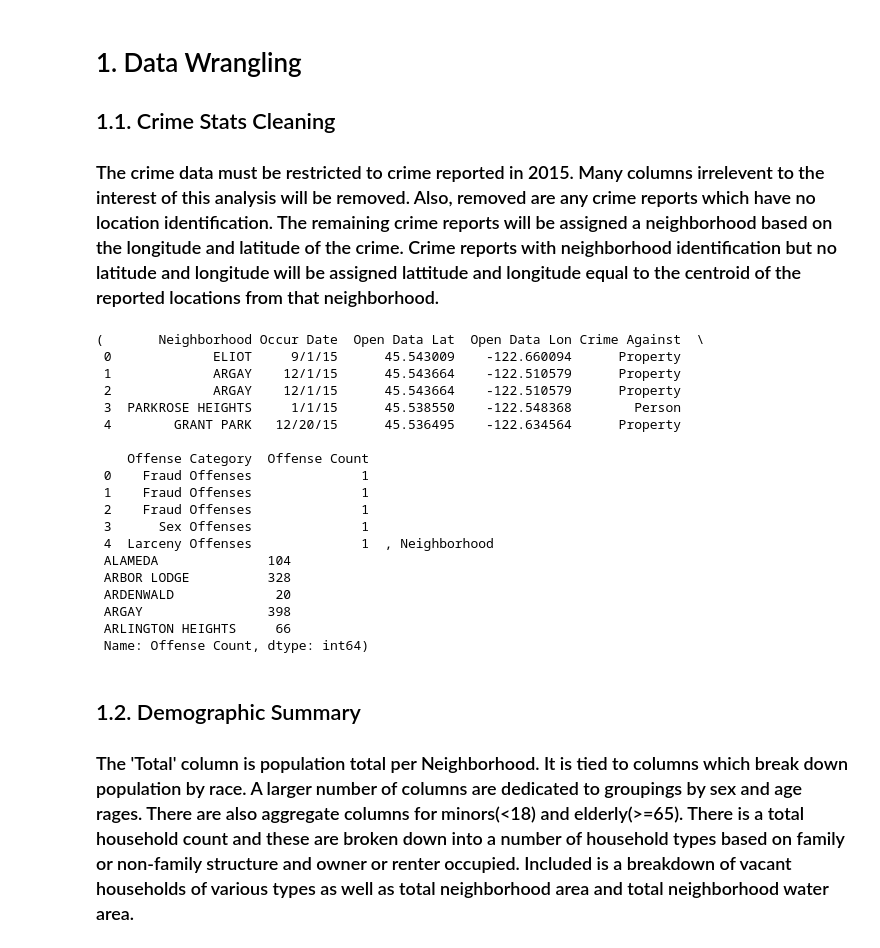
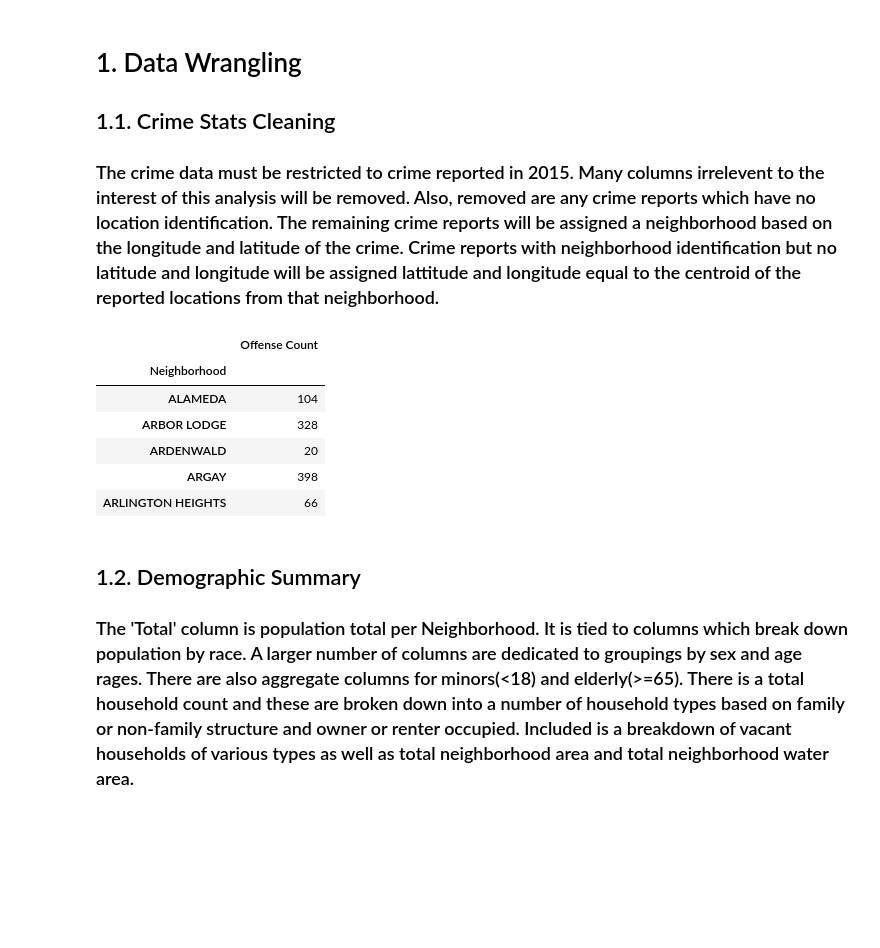
Before and after one commit to gdiestelmath/Capstone1, a Jupyter notebook: DataCleaningAndStory.ipynb, the cells around one changed output. Saved outputs shown, nothing was run; the diff lists cells and outputs as text; code cells hidden in the pictures; blank space fills up the shorter version.

```diff
--- a/DataCleaningAndStory.ipynb
+++ b/DataCleaningAndStory.ipynb
@@ -86,54 +75,43 @@ for idx, row in df_crime_location.iterrows():
 for idx, row in df_crime_location.iterrows():
     if str(row['Neighborhood'])=='nan':
         lon1=row['Open Data Lon']
         lat1=row['Open Data Lat']
         min_dist=1000.0
         for idx2, row2 in df_crime_neighborhood_centers.iterrows():
             lon2=row2['Open Data Lon']
             lat2=row2['Open Data Lat']
             if min_dist==1000.0:
                 min_dist=np.linalg.norm([[lon1,lat1],[lon2,lat2]])
                 idx3=idx2
             else:
                 dist=np.linalg.norm([[lon1,lat1],[lon2,lat2]])
                 if dist<min_dist:
                     min_dist=dist
                     idx3=idx2
         df_crime_location['Neighborhood'].values[idx]=idx3
 
 #Capitalize Neighborhoods and Combine Buckman East and West to match demographic Neighborhoods
 for idx, row in df_crime_location.iterrows():
     if row['Neighborhood']=='Buckman East' or row['Neighborhood']=='Buckman West':
         row['Neighborhood']='Buckman'
     df_crime_location['Neighborhood'].values[idx]=row['Neighborhood'].upper()
 
 #Reindex
 df_crime_location.index=range(len(df_crime_location.index))
 
 # Aggregate crime by Neighborhood
-df_crime_neigh_agg=df_crime_location.groupby(['Neighborhood'])['Offense Count'].sum()
+df_crime_neigh_agg=pd.DataFrame(df_crime_location.groupby(['Neighborhood'])['Offense Count'].sum())
 
-df_crime_location.head(), df_crime_neigh_agg.head()
+# print(df_crime_location.head())
+df_crime_neigh_agg.head()
 # %% [output]
-(       Neighborhood Occur Date  Open Data Lat  Open Data Lon Crime Against  \
- 0             ELIOT     9/1/15      45.543009    -122.660094      Property
- 1             ARGAY    12/1/15      45.543664    -122.510579      Property
- 2             ARGAY    12/1/15      45.543664    -122.510579      Property
- 3  PARKROSE HEIGHTS     1/1/15      45.538550    -122.548368        Person
- 4        GRANT PARK   12/20/15      45.536495    -122.634564      Property
-
-    Offense Category  Offense Count
- 0    Fraud Offenses              1
- 1    Fraud Offenses              1
- 2    Fraud Offenses              1
- 3      Sex Offenses              1
- 4  Larceny Offenses              1  , Neighborhood
- ALAMEDA              104
- ARBOR LODGE          328
- ARDENWALD             20
- ARGAY                398
- ARLINGTON HEIGHTS     66
- Name: Offense Count, dtype: int64)
+|  | Offense Count |
+| Neighborhood |  |
+| ALAMEDA | 104 |
+| ARBOR LODGE | 328 |
+| ARDENWALD | 20 |
+| ARGAY | 398 |
+| ARLINGTON HEIGHTS | 66 |
 # %% [markdown]
 ## 1.2. Demographic Summary
 ### The 'Total' column is population total per Neighborhood. It is tied to columns which break down population by race. A larger number of columns are dedicated to groupings by sex and age rages. There are also aggregate columns for minors(<18) and elderly(>=65). There is a total household count and these are broken down into a number of household types based on family or non-family structure and owner or renter occupied. Included is a breakdown of vacant households of various types as well as total neighborhood area and total neighborhood water area.
```
Also changed, not shown: parts of 9 cells of this notebook, 2 other files.
